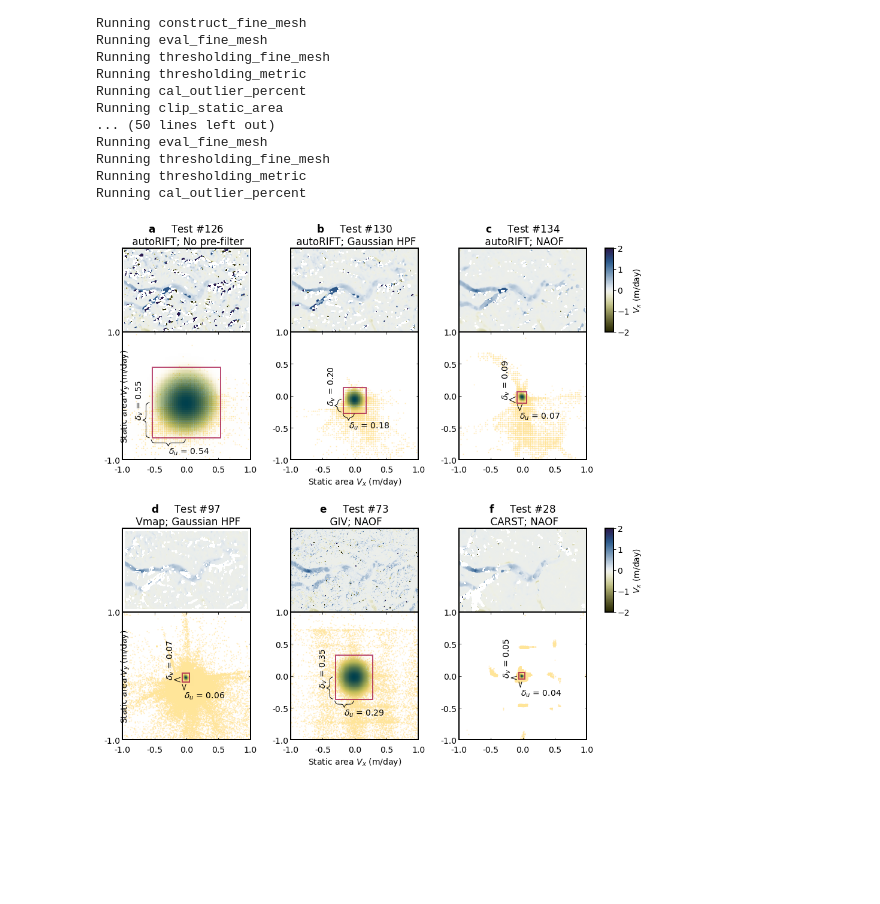
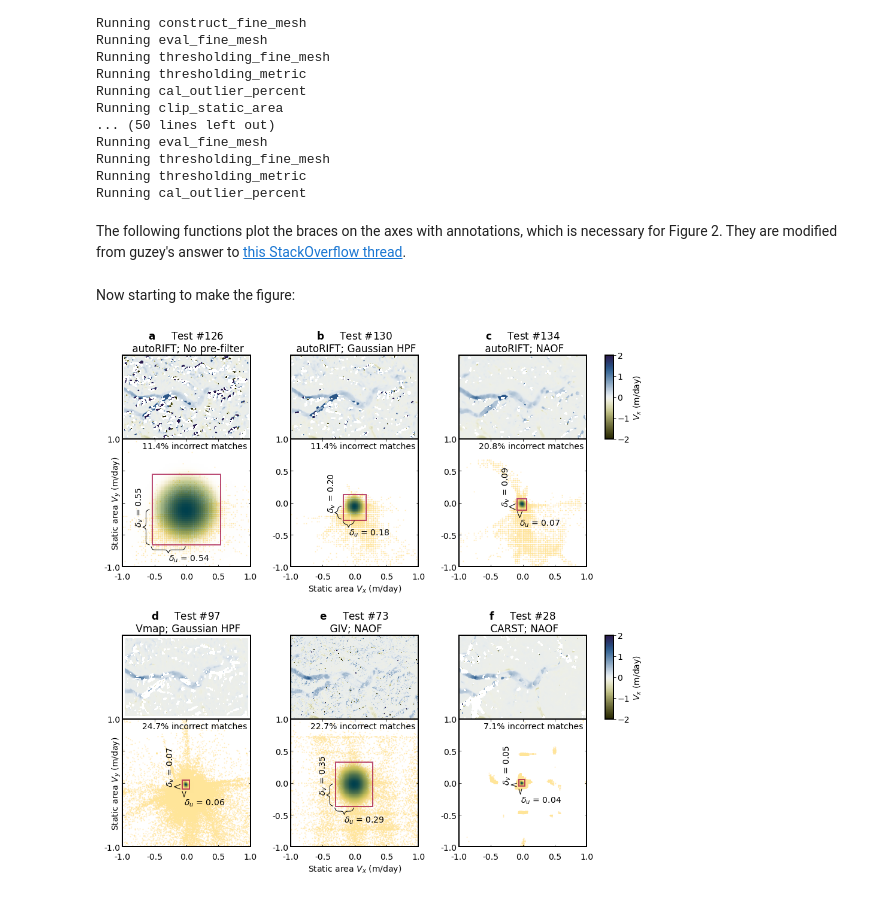
Before and after one commit to whyjz/GLAFT, a Jupyter notebook: notebooks/1_static_area_error/Fig2.ipynb, the cells around one changed output. Saved outputs shown, nothing was run; the diff lists cells and outputs as text; code cells hidden in the pictures; blank space fills up the shorter version.

Commit message:
Update Figure 2

```diff
--- a/notebooks/1_static_area_error/Fig2.ipynb
+++ b/notebooks/1_static_area_error/Fig2.ipynb
@@ -55,4 +54,6 @@ Running eval_fine_mesh
 Running thresholding_fine_mesh
 Running thresholding_metric
 Running cal_outlier_percent
+# %% [markdown]
+The following functions plot the braces on the axes with annotations, which is necessary for Figure 2. They are modified from guzey's answer to [this StackOverflow thread](https://stackoverflow.com/questions/18386210/annotating-ranges-of-data-in-matplotlib/68180887#68180887).
 # %%
@@ -107,9 +115,11 @@ def draw_brace_y(ax, yspan, xx, text):
+# %% [markdown]
+Now starting to make the figure:
 # %%
-# fig = plt.figure(constrained_layout=True, figsize=(13, 7))
 fig = plt.figure(figsize=(13, 13))
-subfigs = fig.subfigures(2, 4, wspace=0, hspace=0, width_ratios=(0.3, 0.3, 0.3, 0.1)) # width_ratios=(0.333, 0.333, 0.333) height_ratios=(0.5, 0.5)
+subfigs = fig.subfigures(2, 4, wspace=0, hspace=0, width_ratios=(0.3, 0.3, 0.3, 0.1))    # last column is for colorbar
 all_axs = np.empty((2,4), dtype='object')
 
+# create two subplots in each subfigure
 for i, row in enumerate(subfigs[:, :3]):
     for j, subfig in enumerate(row):
         all_axs[i, j] = subfig.subplots(2, 1, gridspec_kw = {'hspace':0, 'height_ratios':(0.3962, 0.6038)})
@@ -124,16 +134,22 @@ title_labels = np.array([['$\mathbf{a}$ \t Test #126 \n autoRIFT; No pre-filter'
 for idx, i, j in [[126, 0, 0], [130, 0, 1], [134, 0, 2],
                   [97,  1, 0], [73,  1, 1], [28,  1, 2]]:
     exp = exps[idx]
+
+    # top panel
     ax_sel = all_axs[i, j][0]
     cm_settings = glaft.show_velocomp(exp.vxfile, ax=ax_sel)
     ax_sel.set_aspect('equal', adjustable='datalim')
     ax_sel.set_title(title_labels[i, j])
+
+    # bottom panel
     ax_sel = all_axs[i, j][1]
     exp.plot_zoomed_extent(ax=ax_sel)
     ax_sel.set_aspect('equal', adjustable='box')
     ax_sel.set_xlim(-1, 1)
     ax_sel.set_ylim(-1, 1)
     ax_sel.set_title(None)
+
+    # bottom panel ticks
     ax_sel.tick_params(direction="in", bottom=True, top=True, left=True, right=True)
     ax_sel.tick_params(axis='x', pad=10)
     ax_sel.yaxis.set_major_formatter(FormatStrFormatter('%.1f'))
@@ -141,47 +157,51 @@ for idx, i, j in [[126, 0, 0], [130, 0, 1], [134, 0, 2],
     ax_sel.set_yticks([-1.0, -0.5, 0.0, 0.5, 1.0])
     ax_sel.set_xticks([-1.0, -0.5, 0.0, 0.5, 1.0])
 
+    # show percentage of incorrent matches
+    ax_sel.text(0.95, 0.95, '{:.1f}% incorrect matches'.format(exp.outlier_percent * 100), ha='right', va='top')
 
-    draw_brace_x(ax_sel, (exp.kdepeak_x - exp.metric_static_terrain_x, exp.kdepeak_x), exp.kdepeak_y - exp.metric_static_terrain_y, '$\delta_u$ = {:.2f}'.format(exp.metric_static_terrain_x))
-    draw_brace_y(ax_sel, (exp.kdepeak_y - exp.metric_static_terrain_y, exp.kdepeak_y), exp.kdepeak_x - exp.metric_static_terrain_x, '$\delta_v$ = {:.2f}'.format(exp.metric_static_terrain_y))
+    # annotations of du and dv
+    draw_brace_x(ax_sel,
+                 xspan=(exp.kdepeak_x - exp.metric_static_terrain_x, exp.kdepeak_x),
+                 yy=exp.kdepeak_y - exp.metric_static_terrain_y,
+                 text='$\delta_u$ = {:.2f}'.format(exp.metric_static_terrain_x))
+    draw_brace_y(ax_sel,
+                 yspan=(exp.kdepeak_y - exp.metric_static_terrain_y, exp.kdepeak_y),
+                 xx=exp.kdepeak_x - exp.metric_static_terrain_x,
+                 text='$\delta_v$ = {:.2f}'.format(exp.metric_static_terrain_y))
 
 
+# fine-tune positions of the top panels
 bbox_top    = all_axs[0, 0][0].get_position()
 bbox_bottom = all_axs[0, 0][1].get_position()
 bbox_top.x0 = bbox_bottom.x0
 bbox_top.x1 = bbox_bottom.x1
 bbox_top.y0 = bbox_bottom.y1
 new_bbox_top_y1 = bbox_top.y0 + (bbox_top.y1 - bbox_top.y0) * ((bbox_bottom.x1 - bbox_bottom.x0) / (bbox_top.x1 - bbox_top.x0))
 bbox_top.y1 = new_bbox_top_y1
 
 for i, row in enumerate(all_axs[:, :3]):
     for j, subfig in enumerate(row):
         all_axs[i, j][0].set_position(bbox_top)
 
-# ax_sel.annotate('something', xy=(-0.2, -0.7), xytext=(-0.2, -0.8),
-#             fontsize=14, ha='center', va='bottom',
-#             # bbox=dict(boxstyle='square', fc='white'),
-#             arrowprops=dict(arrowstyle='-[, widthB=1.0, lengthB=1.5', lw=2.0))
-
-#     axs = subfig.subplots(2, 1, gridspec_kw = {'hspace':0, 'height_ratios':(0.3962, 0.6038)})
-
-
-
+# add colorbars
 mappable = glaft.prep_colorbar_mappable(**cm_settings)
 cax = subfigs[0, 3].add_axes([0.0, bbox_top.y0, 0.15, bbox_top.y1 - bbox_top.y0])
 subfigs[0, 3].colorbar(mappable, cax=cax, orientation='vertical', label='$V_x$ ({})'.format(exp.velocity_unit), ticks=[-2, -1, 0, 1, 2])
 cax = subfigs[1, 3].add_axes([0.0, bbox_top.y0, 0.15, bbox_top.y1 - bbox_top.y0])
 subfigs[1, 3].colorbar(mappable, cax=cax, orientation='vertical', label='$V_x$ ({})'.format(exp.velocity_unit), ticks=[-2, -1, 0, 1, 2])
 
-all_axs[0, 0][1].set_yticklabels(['-1.0', '', '', '', '1.0'])
-all_axs[1, 0][1].set_yticklabels(['-1.0', '', '', '', '1.0'])
-all_axs[0, 0][1].set_ylabel('Static area $V_y$ ({})'.format(exp.velocity_unit), labelpad=-45.0)
-all_axs[1, 0][1].set_ylabel('Static area $V_y$ ({})'.format(exp.velocity_unit), labelpad=-45.0)
+# add axis labels
+all_axs[0, 0][1].set_yticklabels(['-1.0', '', '', '', '1.0'])                                      # to prevent label bleeding
+all_axs[1, 0][1].set_yticklabels(['-1.0', '', '', '', '1.0'])                                      # ditto
+all_axs[0, 0][1].set_ylabel('Static area $V_y$ ({})'.format(exp.velocity_unit), labelpad=-30.0)    # ditto
+all_axs[1, 0][1].set_ylabel('Static area $V_y$ ({})'.format(exp.velocity_unit), labelpad=-30.0)    # ditto
 
 all_axs[0, 1][1].set_xlabel('Static area $V_x$ ({})'.format(exp.velocity_unit))
 all_axs[1, 1][1].set_xlabel('Static area $V_x$ ({})'.format(exp.velocity_unit))
 
+# save figure
 fig.patch.set_facecolor('xkcd:white')
-fig.savefig('Fig2.png', dpi=300)
+fig.savefig('Fig2.png', dpi=200)
 # %% [output]
-[figure, old version]
+[figure, new version]
```
Also changed, not shown: parts of 6 cells of this notebook, 1 other file.
